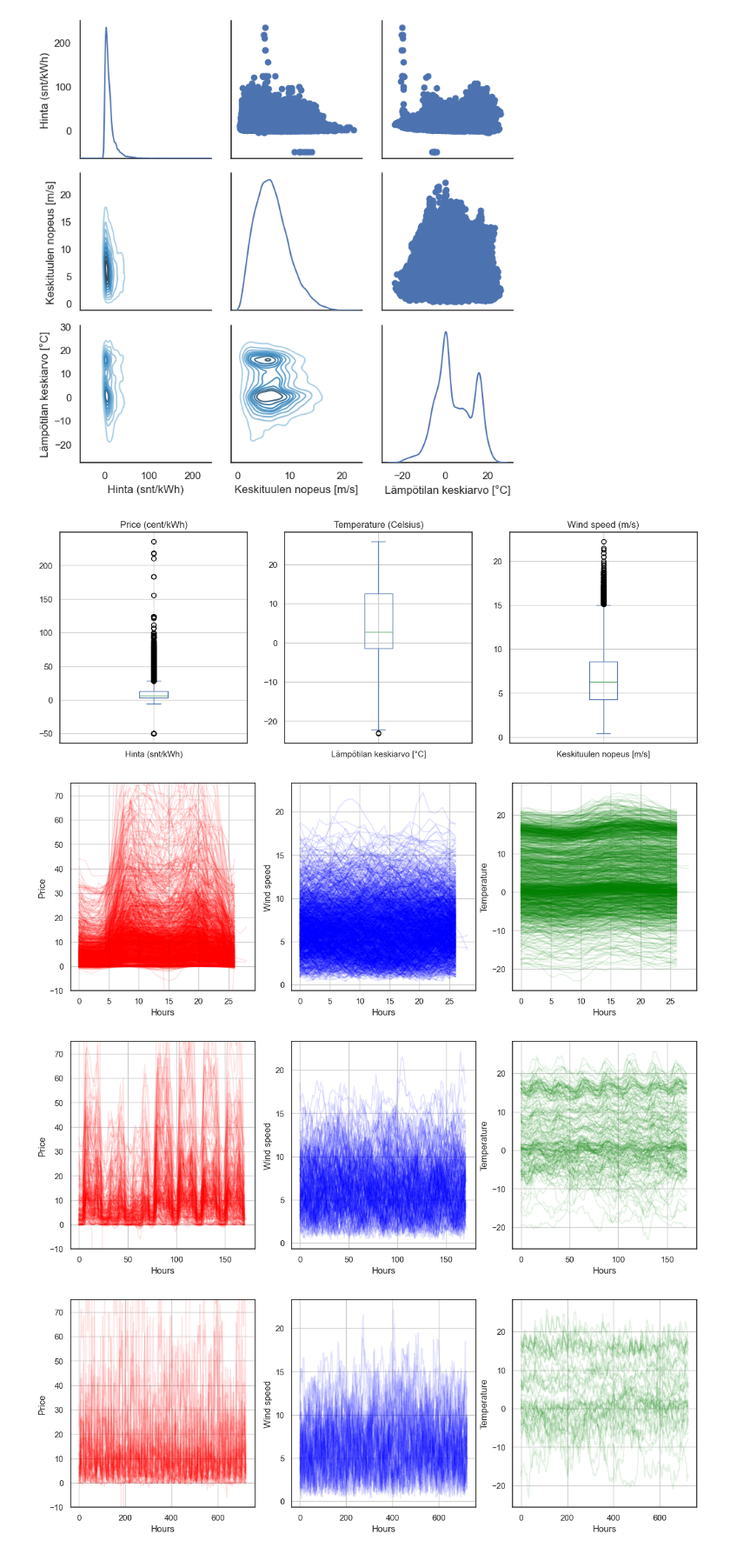
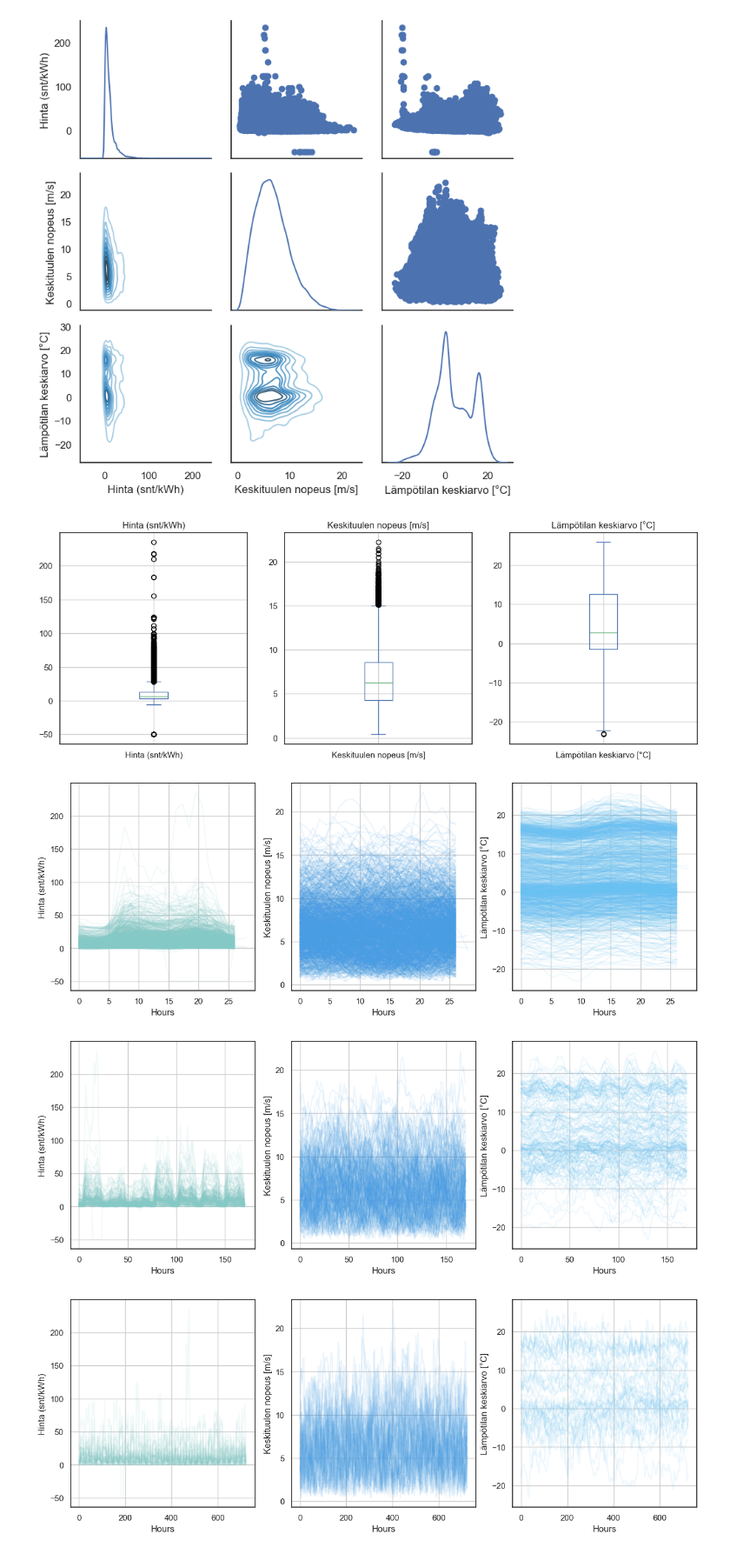
Before and after one commit to pirstov/Intro_to_DS_project, a Jupyter notebook: notebook.ipynb, the cells around one changed output. Shown at 87% size. Drawn from its saved outputs; the diff is of its cells as text; code cells hidden in the pictures.

```diff
--- a/notebook.ipynb
+++ b/notebook.ipynb
@@ -41,7 +41,7 @@ print(ws_df.head())
 # Format the time column of the dataframes to match one another
 from datetime import timedelta
 
-ep_df['Aika'] = ep_df['Aika'] + timedelta(seconds=49)
+ep_df['Aika'] = ep_df['Aika'] + timedelta(seconds=49)   # Need to adjust the time ever so slightly to get matching time format
 print(ep_df.head())
 print(50*"-")
 
@@ -50,8 +50,8 @@ ws_df['Aika [Paikallinen aika]'] = ws_df['Aika [Paikallinen aika]'].apply(lambda
 ws_df.rename(columns={'Vuosi': 'year', 'Kuukausi': 'month', 'Päivä': 'day', 'Aika [Paikallinen aika]': 'hour'}, inplace=True)
 
 ws_df['Aika'] = pd.to_datetime(ws_df[['year', 'month', 'day', 'hour']])
-# Remove the now obsolete time-related columns
-ws_df.drop(['year','month','day','hour'], axis=1, inplace=True)
+# Remove the now obsolete time-related columns and the location of weather observations
+ws_df.drop(['year','month','day','hour', 'Havaintoasema'], axis=1, inplace=True)
 
 print(ws_df.head())
 # %% [output]
@@ -176,62 +178,56 @@ g.map_diag(sns.kdeplot, lw=1.5)
 <seaborn.axisgrid.PairGrid at 0x...>
 [figure]
 # %%
-
-fig, axs = plt.subplots(1, 3, figsize=(15, 5))
-df['Hinta (snt/kWh)'].plot(kind='box', ax=axs[0], title='Price (cent/kWh)')
-df['Lämpötilan keskiarvo [°C]'].plot(kind='box', ax=axs[1], title='Temperature (Celsius)')
-df['Keskituulen nopeus [m/s]'].plot(kind='box', ax=axs[2], title='Wind speed (m/s)')
-for x in axs: x.grid(True)
+N_COLS = len(df.columns)
+fig, axs = plt.subplots(1, 3, figsize=(5*N_COLS, 5))
+for i in range(N_COLS):
+    df[df.columns[i]].plot(kind='box', ax=axs[i], title=df.columns[i])
+    axs[i].grid(True)
 
 # What if all rows where price is outside of [-10,125] are pruned?
 # %% [output]
-[figure, old version]
+[figure, new version]
 # %%
-import numpy as np
 # What else
 # plot the quantities so that each graph is one day/week/month?
 # -> Helps analyzing seasonality in the data
+
+N_COLS = len(df.columns)
+color_list = gen_random_colors(N_COLS)
 
 # Print the variables of interest by period equal to timedelta
 def print_seasonally(df, timedelta):
     st_idx = df.index[0]
 
-    fig, axs = plt.subplots(1,3, figsize=(15,5))
+    fig, axs = plt.subplots(1,N_COLS, figsize=(5*N_COLS,5))
     while st_idx < df.index[len(df)-1]:
         if (timedelta <= df.index[len(df)-1] - st_idx):
           end_idx = st_idx + timedelta
         else:
           end_idx = df.index[len(df)-1]
-        n_samp = len(df['Hinta (snt/kWh)'][st_idx:end_idx])
-        x = np.linspace(0, n_samp+1, n_samp)
-        axs[0].plot(x,df['Hinta (snt/kWh)'][st_idx:end_idx], alpha=0.1, color='red')
-        axs[0].set_ylim([-10, 100])
-        axs[0].grid(True)
-        axs[0].set_ylabel('Price')
-        axs[0].set_xlabel('Hours')
-        axs[1].plot(x,df['Keskituulen nopeus [m/s]'][st_idx:end_idx], alpha=0.1, color='blue')
-        axs[1].grid(True)
-        axs[1].set_ylabel('Wind speed')
-        axs[1].set_xlabel('Hours')
-        axs[2].plot(x,df['Lämpötilan keskiarvo [°C]'][st_idx:end_idx], alpha=0.1, color='green')
-        axs[2].grid(True)
-        axs[2].set_ylabel('Temperature')
-        axs[2].set_xlabel('Hours')
+
+        for i in range(N_COLS):
+          n_samples = len(df[df.columns[i]][st_idx:end_idx])
+          x = np.linspace(0, n_samples+1, n_samples)
+          axs[i].plot(x, df[df.columns[i]][st_idx:end_idx], alpha=0.1, color=color_list[i])
+          axs[i].grid(True)
+          axs[i].set_ylabel(df.columns[i])
+          axs[i].set_xlabel('Hours')
 
         st_idx = end_idx
 
 print_seasonally(df, timedelta(days=1))
 print_seasonally(df, timedelta(days=7))
 print_seasonally(df, timedelta(days=30))
 
 
 # Pruning: there are a few extreme outliers in the electricity price data
 # - one day there was an extreme negative price in the electricity due to market operator mistake -> Can be removed with citation to a news statement related to this case
 # - some day(s) there has been extreme electricity price for some hours, maybe not prunable but could be removed when trying to see relationships between the selected data
 # %% [output]
-[figure, old version]
+[figure, new version]
-[figure, old version]
+[figure, new version]
-[figure, old version]
+[figure, new version]
 # %%
 from datetime import datetime
 from statsmodels.tsa.statespace.sarimax import SARIMAX
```
Also changed, not shown: parts of 7 cells of this notebook.
